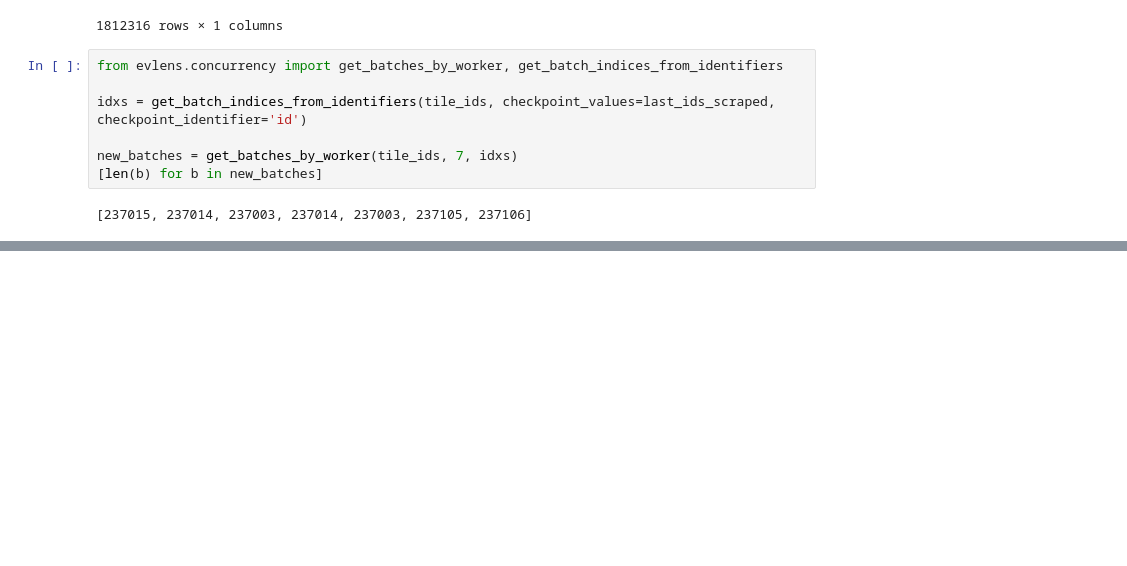
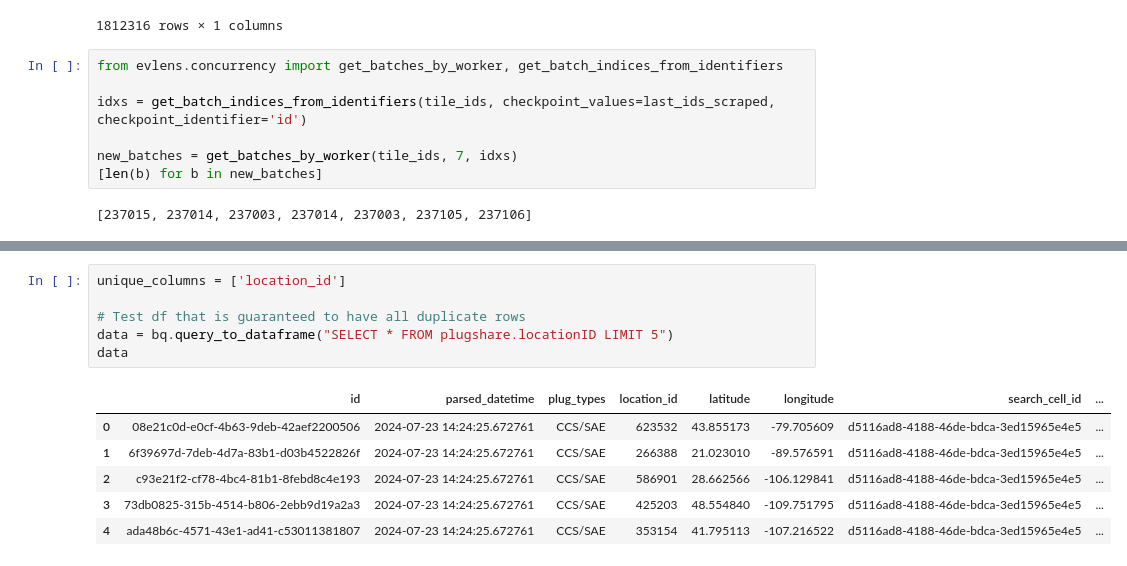
Before and after one commit to emigre459/evlens, a Jupyter notebook: notebooks/exploratory/0.3-DWRM-GCloud.ipynb, the cells around one changed output, grey strips where cells are left out. Saved outputs shown, nothing was run; the diff lists cells and outputs as text; blank space fills up the shorter version.

```diff
--- a/notebooks/exploratory/0.3-DWRM-GCloud.ipynb
+++ b/notebooks/exploratory/0.3-DWRM-GCloud.ipynb
@@ -1556,0 +1572,13 @@ new_batches = get_batches_by_worker(tile_ids, 7, idxs)
+# %%
+unique_columns = ['location_id']
+
+# Test df that is guaranteed to have all duplicate rows
+data = bq.query_to_dataframe("SELECT * FROM plugshare.locationID LIMIT 5")
+data
+# %% [output]
+|  | id | parsed_datetime | plug_types | location_id | latitude | longitude | search_cell_id | ... |
+| 0 | 08e21c0d-e0cf-4b63-9deb-42aef2200506 | 2024-07-23 14:24:25.672761 | CCS/SAE | 623532 | 43.855173 | -79.705609 | d5116ad8-4188-46de-bdca-3ed15965e4e5 | ... |
+| 1 | 6f39697d-7deb-4d7a-83b1-d03b4522826f | 2024-07-23 14:24:25.672761 | CCS/SAE | 266388 | 21.023010 | -89.576591 | d5116ad8-4188-46de-bdca-3ed15965e4e5 | ... |
+| 2 | c93e21f2-cf78-4bc4-81b1-8febd8c4e193 | 2024-07-23 14:24:25.672761 | CCS/SAE | 586901 | 28.662566 | -106.129841 | d5116ad8-4188-46de-bdca-3ed15965e4e5 | ... |
+| 3 | 73db0825-315b-4514-b806-2ebb9d19a2a3 | 2024-07-23 14:24:25.672761 | CCS/SAE | 425203 | 48.554840 | -109.751795 | d5116ad8-4188-46de-bdca-3ed15965e4e5 | ... |
+| 4 | ada48b6c-4571-43e1-ad41-c53011381807 | 2024-07-23 14:24:25.672761 | CCS/SAE | 353154 | 41.795113 | -107.216522 | d5116ad8-4188-46de-bdca-3ed15965e4e5 | ... |
```
Also changed, not shown: parts of 14 cells of this notebook, 3 other files.
